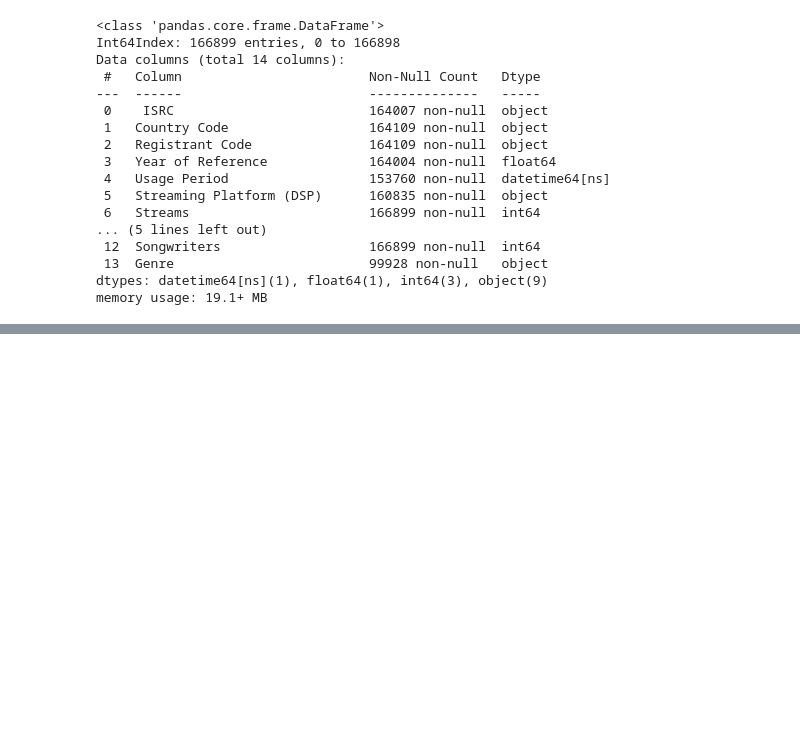
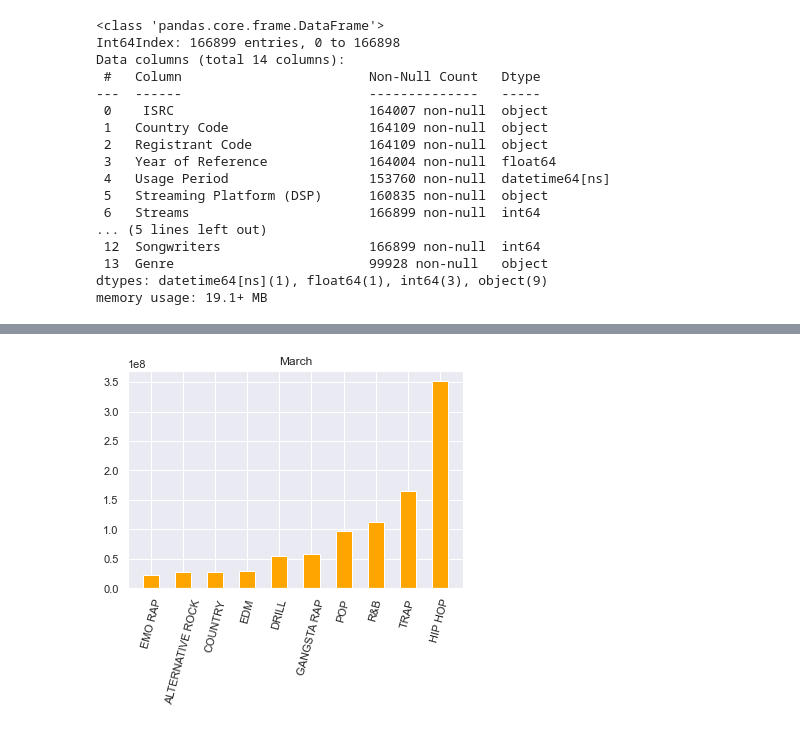
Before and after one commit to NSS-Data-Analytics-Cohort-6/mlc-project-pythons-on-a-plane, a Jupyter notebook: notebooks/MLC.ipynb, the cells around one changed output, grey strips where cells are left out. Saved outputs shown, nothing was run; the diff lists cells and outputs as text; code cells hidden in the pictures; blank space fills up the shorter version.

```diff
--- a/notebooks/MLC.ipynb
+++ b/notebooks/MLC.ipynb
@@ -340,0 +383,3 @@ Name: Streams, dtype: int64
+# %%
+df_mar_top10 = df_mar.nlargest(10,'Streams')
+df_mar_top10
@@ -340,0 +444,8 @@ Name: Streams, dtype: int64
+# %%
+sns.set()
+data = df_mar_top10.sort_values('Streams')
+plt.bar('Genre', 'Streams', data = data,color ='orange',width = .5)
+plt.xticks(rotation = 75)
+plt.title('March');
+# %% [output]
+[figure, added]
```
Also changed, not shown: parts of 20 cells of this notebook.
